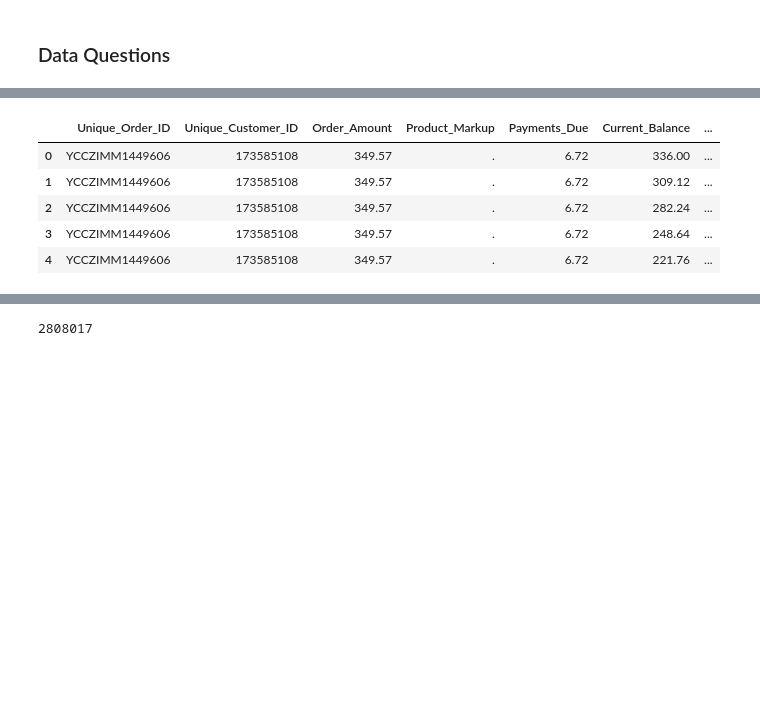
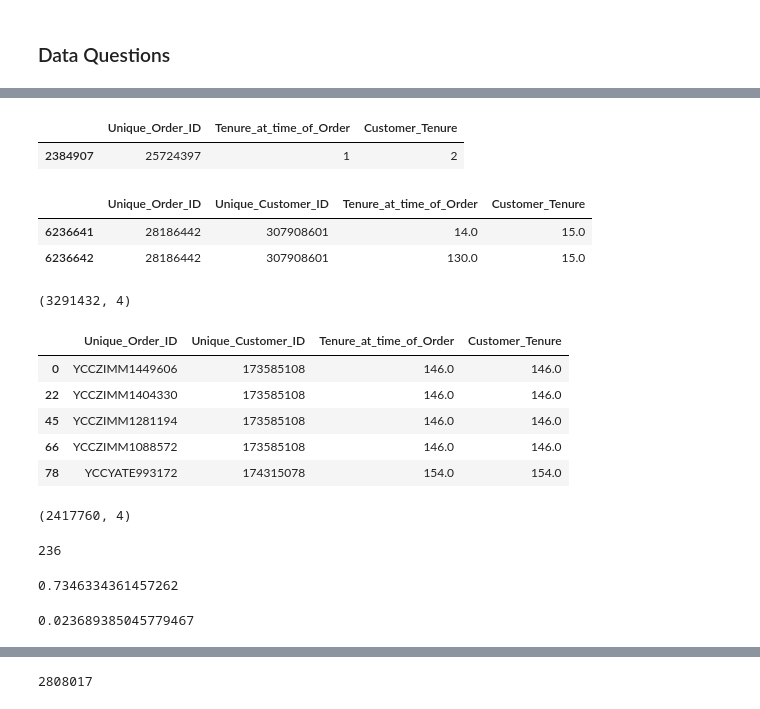
Before and after one commit to XuetingS/PP, a Jupyter notebook: src/Vertical Loss.ipynb, the cells around one changed output, grey strips where cells are left out. Cells and saved outputs as stored; diff of their text form; code cells hidden in the pictures; blank space fills up the shorter version.

```diff
--- a/src/Vertical Loss.ipynb
+++ b/src/Vertical Loss.ipynb
@@ -221,0 +219,5 @@ Perf = Perf.merge(Customer, how='left',on='Unique_Customer_ID')
+# %%
+x[x['Customer_Tenure']>1]
+# %% [output]
+|  | Unique_Order_ID | Tenure_at_time_of_Order | Customer_Tenure |
+| 2384907 | 25724397 | 1 | 2 |
@@ -222,9 +226,39 @@ Perf = Perf.merge(Customer, how='left',on='Unique_Customer_ID')
+# %%
+Perf[Perf['Unique_Order_ID']==28186442][['Unique_Order_ID','Unique_Customer_ID','Tenure_at_time_of_Order','Customer_Tenure']]
+# %% [output]
+|  | Unique_Order_ID | Unique_Customer_ID | Tenure_at_time_of_Order | Customer_Tenure |
+| 6236641 | 28186442 | 307908601 | 14.0 | 15.0 |
+| 6236642 | 28186442 | 307908601 | 130.0 | 15.0 |
+# %%
+T = Perf.groupby('Unique_Order_ID')[['Unique_Order_ID','Unique_Customer_ID','Tenure_at_time_of_Order','Customer_Tenure']].head(1)
+# %%
+T.shape
+# %% [output]
+(3291432, 4)
 # %%
-Perf.head()
+T.head()
 # %% [output]
-|  | Unique_Order_ID | Unique_Customer_ID | Order_Amount | Product_Markup | Payments_Due | Current_Balance | ... |
-| 0 | YCCZIMM1449606 | 173585108 | 349.57 | . | 6.72 | 336.00 | ... |
-| 1 | YCCZIMM1449606 | 173585108 | 349.57 | . | 6.72 | 309.12 | ... |
-| 2 | YCCZIMM1449606 | 173585108 | 349.57 | . | 6.72 | 282.24 | ... |
-| 3 | YCCZIMM1449606 | 173585108 | 349.57 | . | 6.72 | 248.64 | ... |
-| 4 | YCCZIMM1449606 | 173585108 | 349.57 | . | 6.72 | 221.76 | ... |
+|  | Unique_Order_ID | Unique_Customer_ID | Tenure_at_time_of_Order | Customer_Tenure |
+| 0 | YCCZIMM1449606 | 173585108 | 146.0 | 146.0 |
+| 22 | YCCZIMM1404330 | 173585108 | 146.0 | 146.0 |
+| 45 | YCCZIMM1281194 | 173585108 | 146.0 | 146.0 |
+| 66 | YCCZIMM1088572 | 173585108 | 146.0 | 146.0 |
+| 78 | YCCYATE993172 | 174315078 | 154.0 | 154.0 |
+# %%
+T[T['Tenure_at_time_of_Order']==T['Customer_Tenure']].shape
+# %% [output]
+(2417760, 4)
+# %%
+T[(T['Tenure_at_time_of_Order'].isnull()) & (T['Customer_Tenure'].isnull())].shape[0]
+# %% [output]
+236
+# %%
+(2417760+236)/3291432
+# %% [output]
+0.7346334361457262
+# %%
+T['diff'] = T['Customer_Tenure'] - T['Tenure_at_time_of_Order']
+# T[T['Tenure_at_time_of_Order']!=T['Customer_Tenure']]
+T[T['diff']==1].shape[0]/T.shape[0]
+# %% [output]
+0.023689385045779467
```
Also changed, not shown: parts of 69 cells of this notebook.
